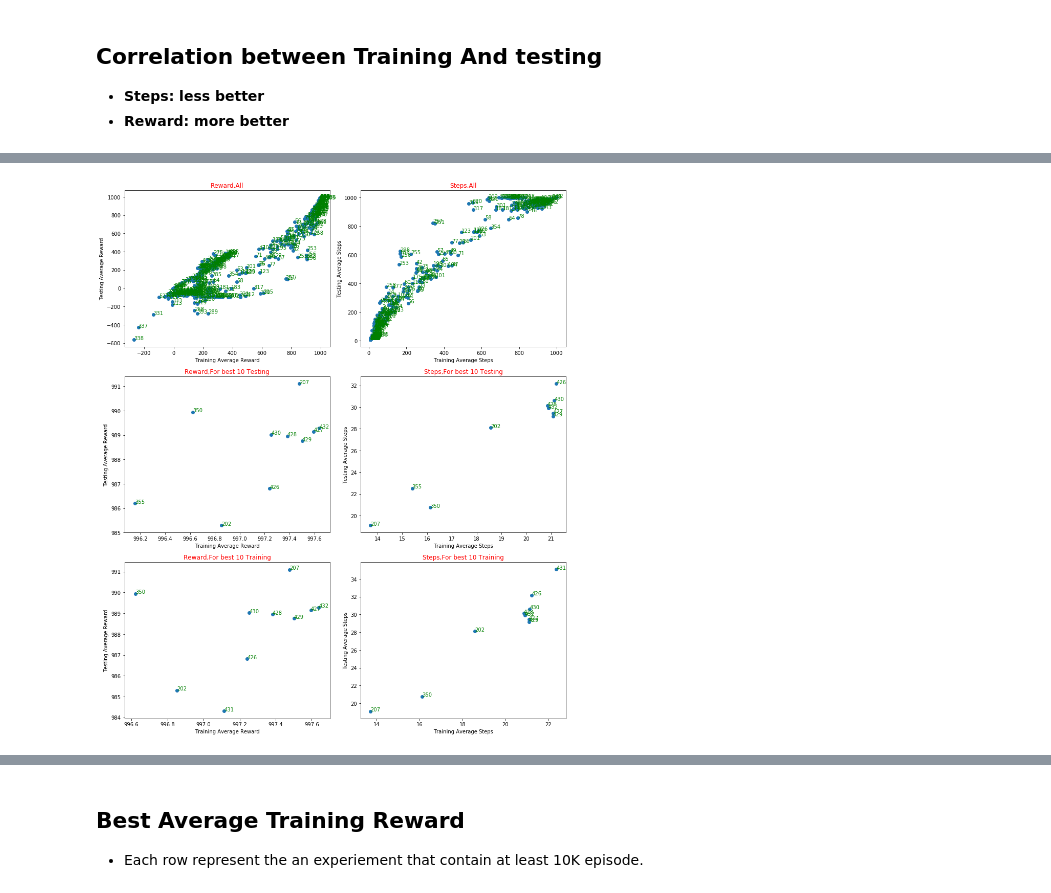
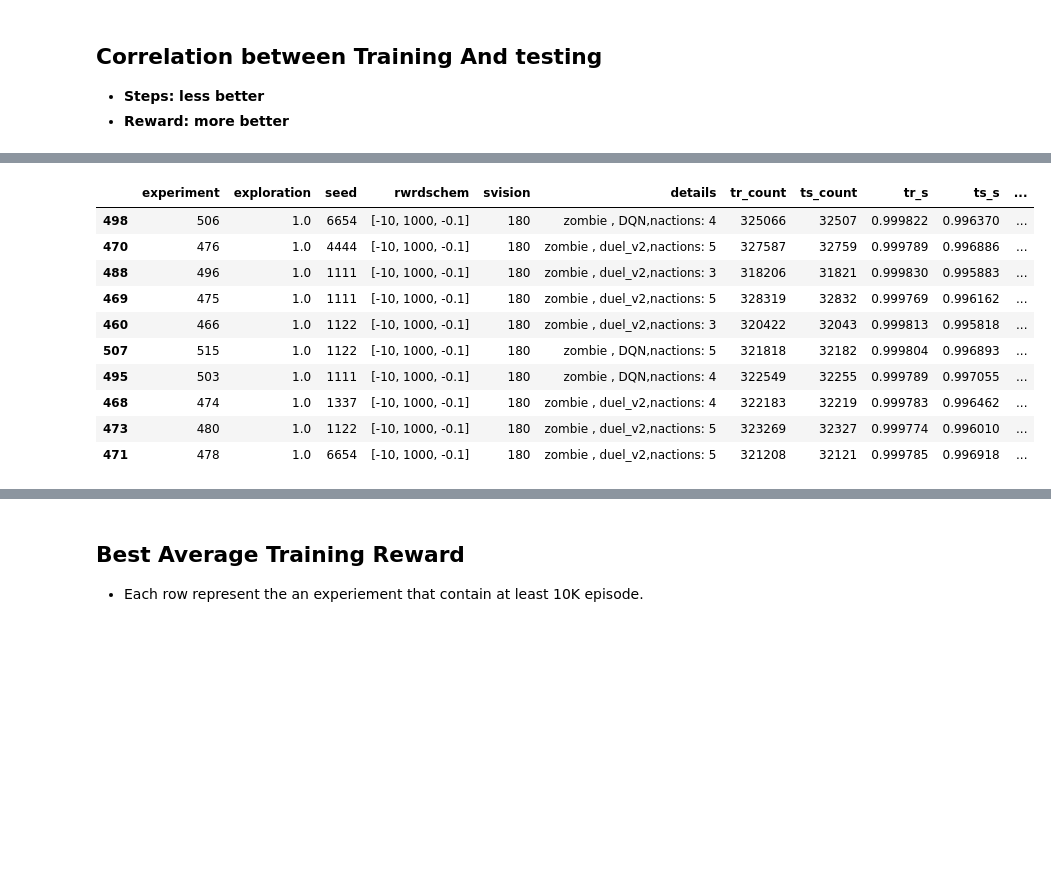
Before and after one commit to aqeel13932/APES_PT, a Jupyter notebook: output/Analysis.ipynb, the cells around one changed output, grey strips where cells are left out. Saved outputs shown, nothing was run; the diff lists cells and outputs as text; code cells hidden in the pictures; blank space fills up the shorter version.

```diff
--- a/output/Analysis.ipynb
+++ b/output/Analysis.ipynb
@@ -81,5 +106,20 @@ experiements.sort_values('ts_AR',ascending=False)
+# %%
+experiements.sort_values('tr_AR',ascending=False).head(10)[['experiment','exploration', 'seed','rwrdschem', 'svision', 'details', 'tr_count', 'ts_count', 'tr_s', 'ts_s', 'tr_AR','ts_AR']]
+# %% [output]
+|  | experiment | exploration | seed | rwrdschem | svision | details | tr_count | ts_count | tr_s | ts_s | ... |
+| 498 | 506 | 1.0 | 6654 | [-10, 1000, -0.1] | 180 | zombie , DQN,nactions: 4 | 325066 | 32507 | 0.999822 | 0.996370 | ... |
+| 470 | 476 | 1.0 | 4444 | [-10, 1000, -0.1] | 180 | zombie , duel_v2,nactions: 5 | 327587 | 32759 | 0.999789 | 0.996886 | ... |
+| 488 | 496 | 1.0 | 1111 | [-10, 1000, -0.1] | 180 | zombie , duel_v2,nactions: 3 | 318206 | 31821 | 0.999830 | 0.995883 | ... |
+| 469 | 475 | 1.0 | 1111 | [-10, 1000, -0.1] | 180 | zombie , duel_v2,nactions: 5 | 328319 | 32832 | 0.999769 | 0.996162 | ... |
+| 460 | 466 | 1.0 | 1122 | [-10, 1000, -0.1] | 180 | zombie , duel_v2,nactions: 3 | 320422 | 32043 | 0.999813 | 0.995818 | ... |
+| 507 | 515 | 1.0 | 1122 | [-10, 1000, -0.1] | 180 | zombie , DQN,nactions: 5 | 321818 | 32182 | 0.999804 | 0.996893 | ... |
+| 495 | 503 | 1.0 | 1111 | [-10, 1000, -0.1] | 180 | zombie , DQN,nactions: 4 | 322549 | 32255 | 0.999789 | 0.997055 | ... |
+| 468 | 474 | 1.0 | 1337 | [-10, 1000, -0.1] | 180 | zombie , duel_v2,nactions: 4 | 322183 | 32219 | 0.999783 | 0.996462 | ... |
+| 473 | 480 | 1.0 | 1122 | [-10, 1000, -0.1] | 180 | zombie , duel_v2,nactions: 5 | 323269 | 32327 | 0.999774 | 0.996010 | ... |
+| 471 | 478 | 1.0 | 6654 | [-10, 1000, -0.1] | 180 | zombie , duel_v2,nactions: 5 | 321208 | 32121 | 0.999785 | 0.996918 | ... |
 # %%
 #experiements = experiements[experiements.experiment>425]
+expp=experiements
 plt.figure(figsize=(13,30))
 WantedScopes=[]
 #All Experiments
@@ -111,5 +151,3 @@ for tt,strng in WantedScopes:
     counter +=1
 plt.tight_layout()
 plt.show()
-# %% [output]
-[figure, removed]
```
Also changed, not shown: parts of 16 cells of this notebook, 1 other file.
